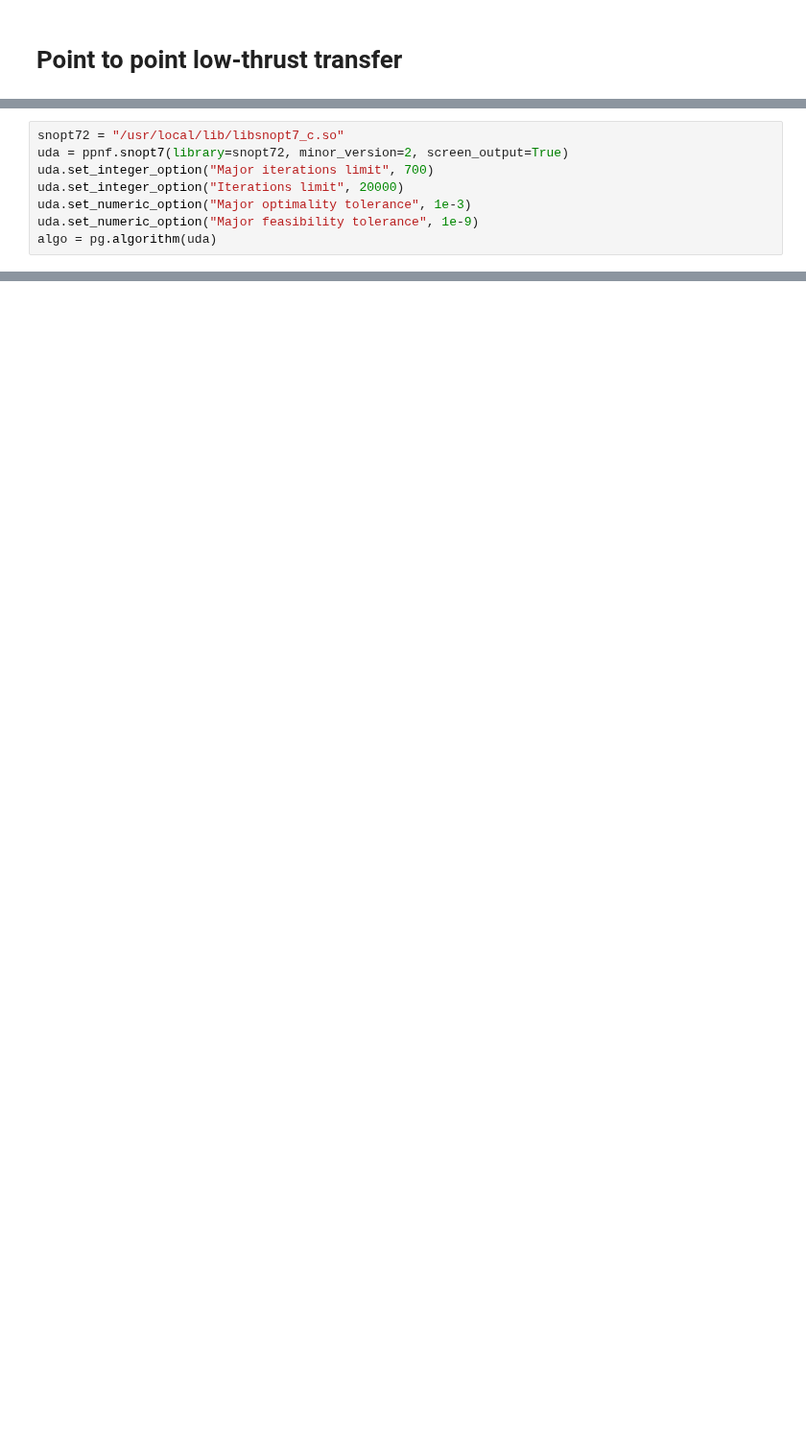
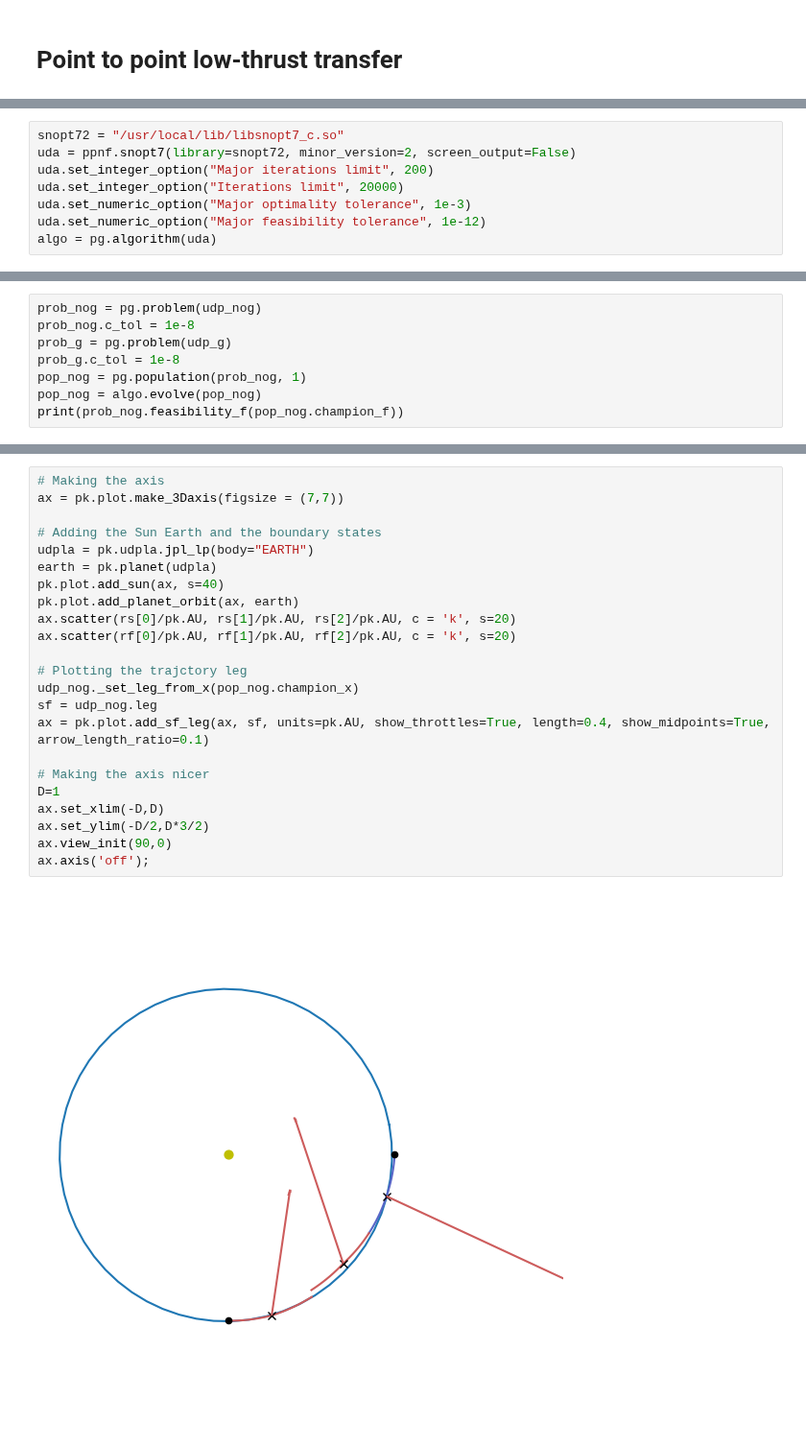
Before and after one commit to esa/kep3, a Jupyter notebook: doc/notebooks/udp_point2point.ipynb, the cells around one changed output, grey strips where cells are left out. Shown at 96% size. Cells and saved outputs as stored; diff of their text form; blank space fills up the shorter version.

```diff
--- a/doc/notebooks/udp_point2point.ipynb
+++ b/doc/notebooks/udp_point2point.ipynb
@@ -246,8 +231,8 @@ udp = direct_point2point(
 # %%
 snopt72 = "/usr/local/lib/libsnopt7_c.so"
-uda = ppnf.snopt7(library=snopt72, minor_version=2, screen_output=True)
-uda.set_integer_option("Major iterations limit", 700)
+uda = ppnf.snopt7(library=snopt72, minor_version=2, screen_output=False)
+uda.set_integer_option("Major iterations limit", 200)
 uda.set_integer_option("Iterations limit", 20000)
 uda.set_numeric_option("Major optimality tolerance", 1e-3)
-uda.set_numeric_option("Major feasibility tolerance", 1e-9)
+uda.set_numeric_option("Major feasibility tolerance", 1e-12)
 algo = pg.algorithm(uda)
@@ -285,0 +239,8 @@ array([-0.58381587,  0.13544511, -0.08880357, -0.00328173,  0.10637389,
+# %%
+prob_nog = pg.problem(udp_nog)
+prob_nog.c_tol = 1e-8
+prob_g = pg.problem(udp_g)
+prob_g.c_tol = 1e-8
+pop_nog = pg.population(prob_nog, 1)
+pop_nog = algo.evolve(pop_nog)
+print(prob_nog.feasibility_f(pop_nog.champion_f))
@@ -285,0 +312,25 @@ array([-0.58381587,  0.13544511, -0.08880357, -0.00328173,  0.10637389,
+# %%
+# Making the axis
+ax = pk.plot.make_3Daxis(figsize = (7,7))
+
+# Adding the Sun Earth and the boundary states
+udpla = pk.udpla.jpl_lp(body="EARTH")
+earth = pk.planet(udpla)
+pk.plot.add_sun(ax, s=40)
+pk.plot.add_planet_orbit(ax, earth)
+ax.scatter(rs[0]/pk.AU, rs[1]/pk.AU, rs[2]/pk.AU, c = 'k', s=20)
+ax.scatter(rf[0]/pk.AU, rf[1]/pk.AU, rf[2]/pk.AU, c = 'k', s=20)
+
+# Plotting the trajctory leg
+udp_nog._set_leg_from_x(pop_nog.champion_x)
+sf = udp_nog.leg
+ax = pk.plot.add_sf_leg(ax, sf, units=pk.AU, show_throttles=True, length=0.4, show_midpoints=True, arrow_length_ratio=0.1)
+
+# Making the axis nicer
+D=1
+ax.set_xlim(-D,D)
+ax.set_ylim(-D/2,D*3/2)
+ax.view_init(90,0)
+ax.axis('off');
+# %% [output]
+[figure, added]
```
Also changed, not shown: parts of 14 cells of this notebook, 2 other files.
